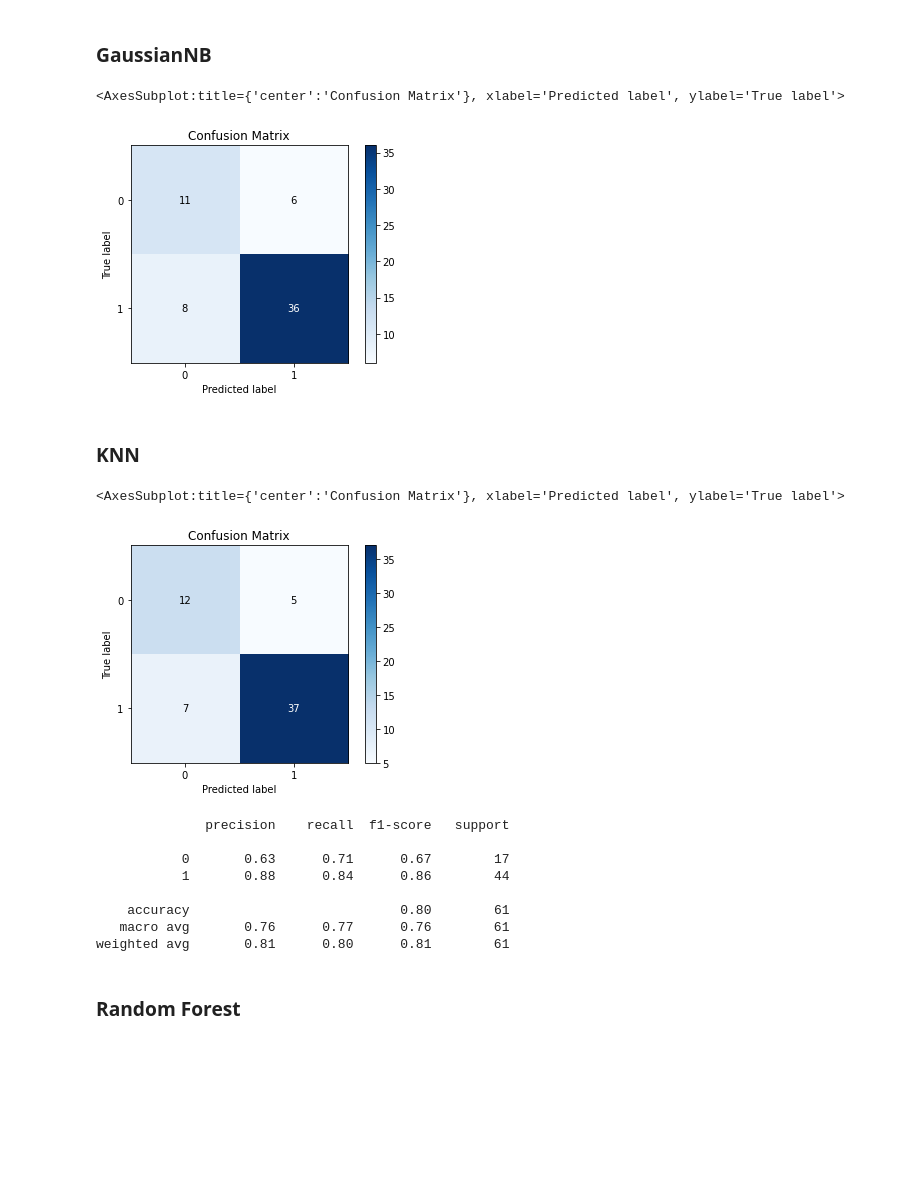
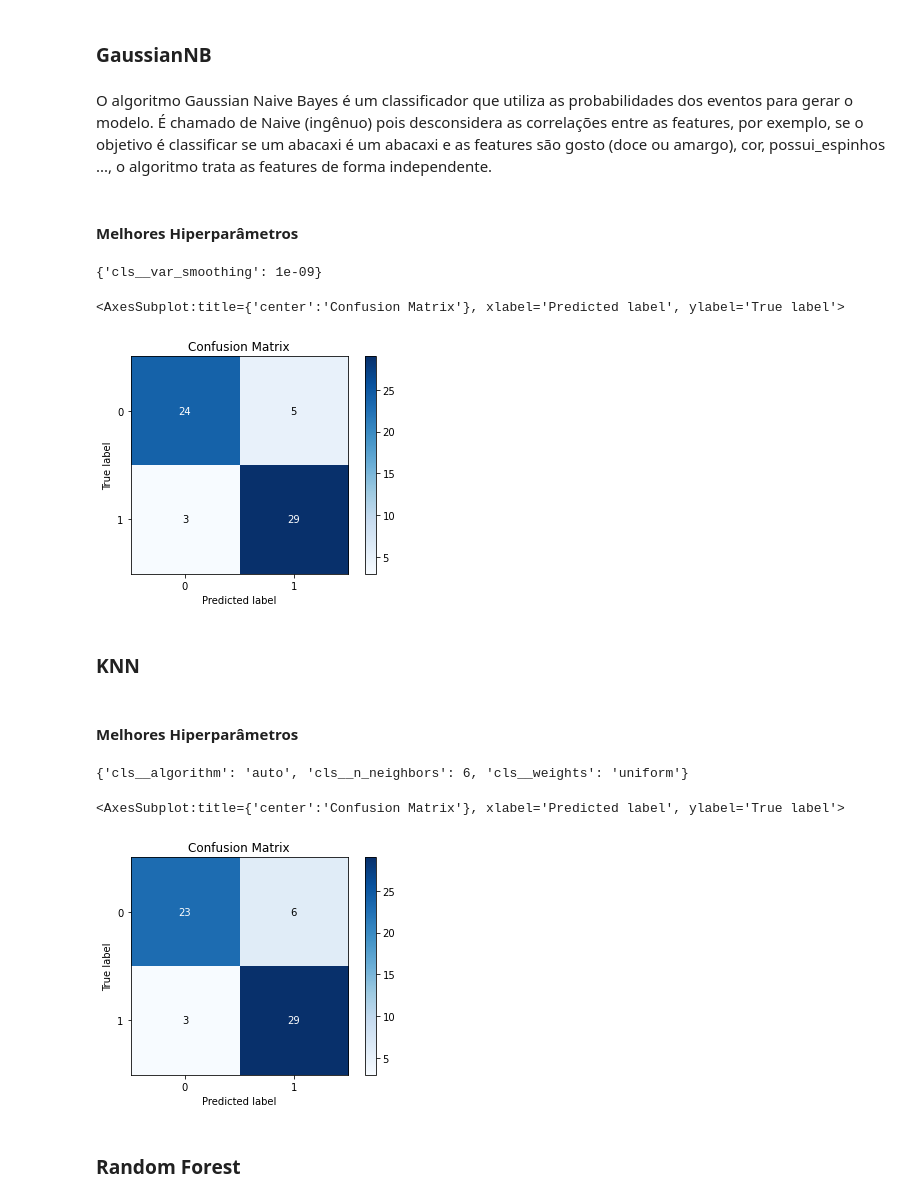
Before and after one commit to pedroernesto00/CK0223---Mineracao-de-Dados, a Jupyter notebook: Trabalho 2/Classificação - Ataque Cardíaco.ipynb, the cells around one changed output. Saved outputs shown, nothing was run; the diff lists cells and outputs as text; code cells hidden in the pictures; blank space fills up the shorter version.

```diff
--- a/Trabalho 2/Classificação - Ataque Cardíaco.ipynb
+++ b/Trabalho 2/Classificação - Ataque Cardíaco.ipynb
@@ -95,5 +117,5 @@ rf_param = {
 # %%
-models = [(LogisticRegression(), lr_param), (SGDClassifier(), sgd_param), (GaussianNB(), gnb_param), (KNeighborsClassifier(), knn_param), (RandomForestClassifier(), rf_param)]
+models = [(LogisticRegression(), lr_param), (SVC(), svc_param), (GaussianNB(), gnb_param), (KNeighborsClassifier(), knn_param), (RandomForestClassifier(), rf_param)]
 # %%
 models_gs = []
 
@@ -124,8 +166,9 @@ skplt.metrics.plot_confusion_matrix(y_test, y_pred)
 # %%
-sgd = models_gs[1]
-sgd.best_estimator_.fit(X_train, y_train)
-y_pred = sgd.best_estimator_.predict(X_test)
+svc = models_gs[1]
+svc.best_estimator_.fit(X_train, y_train)
+svc_pred_test = svc.best_estimator_.predict(X_test)
+svc_pred_train = svc.best_estimator_.predict(X_train)
 
-skplt.metrics.plot_confusion_matrix(y_test, y_pred)
+skplt.metrics.plot_confusion_matrix(y_test, svc_pred_test)
 # %% [output]
 <AxesSubplot:title={'center':'Confusion Matrix'}, xlabel='Predicted label', ylabel='True label'>
@@ -133,36 +176,40 @@ skplt.metrics.plot_confusion_matrix(y_test, y_pred)
 # %% [markdown]
 ### GaussianNB
+# %% [markdown]
+O algoritmo Gaussian Naive Bayes é um classificador que utiliza as probabilidades dos eventos para gerar o modelo. É chamado de Naive (ingênuo) pois desconsidera as correlações entre as features, por exemplo, se o objetivo é classificar se um abacaxi é um abacaxi e as features são gosto (doce ou amargo), cor, possui_espinhos ..., o algoritmo trata as features de forma independente.
+# %% [markdown]
+#### Melhores Hiperparâmetros
+# %%
+models_gs[2].best_params_
+# %% [output]
+{'cls__var_smoothing': 1e-09}
 # %%
 gnb = models_gs[2]
 gnb.best_estimator_.fit(X_train, y_train)
-y_pred = gnb.best_estimator_.predict(X_test)
+gnb_pred_test = gnb.best_estimator_.predict(X_test)
+gnb_pred_train = gnb.best_estimator_.predict(X_train)
 
-skplt.metrics.plot_confusion_matrix(y_test, y_pred)
+skplt.metrics.plot_confusion_matrix(y_test, gnb_pred_test)
 # %% [output]
 <AxesSubplot:title={'center':'Confusion Matrix'}, xlabel='Predicted label', ylabel='True label'>
-[figure, old version]
+[figure, new version]
 # %% [markdown]
 ### KNN
+# %% [markdown]
+#### Melhores Hiperparâmetros
+# %%
+models_gs[3].best_params_
+# %% [output]
+{'cls__algorithm': 'auto', 'cls__n_neighbors': 6, 'cls__weights': 'uniform'}
 # %%
 knn = models_gs[3]
 knn.best_estimator_.fit(X_train, y_train)
-y_pred = knn.best_estimator_.predict(X_test)
+knn_pred_test = knn.best_estimator_.predict(X_test)
+knn_pred_train = knn.best_estimator_.predict(X_train)
 
-skplt.metrics.plot_confusion_matrix(y_test, y_pred)
+skplt.metrics.plot_confusion_matrix(y_test, knn_pred_test)
 # %% [output]
 <AxesSubplot:title={'center':'Confusion Matrix'}, xlabel='Predicted label', ylabel='True label'>
-[figure, old version]
+[figure, new version]
-# %%
-report = classification_report(y_test, y_pred)
-print(report)
-# %% [output]
-              precision    recall  f1-score   support
-
-           0       0.63      0.71      0.67        17
-           1       0.88      0.84      0.86        44
-
-    accuracy                           0.80        61
-   macro avg       0.76      0.77      0.76        61
-weighted avg       0.81      0.80      0.81        61
 # %% [markdown]
 ### Random Forest
```
Also changed, not shown: parts of 36 cells of this notebook.
